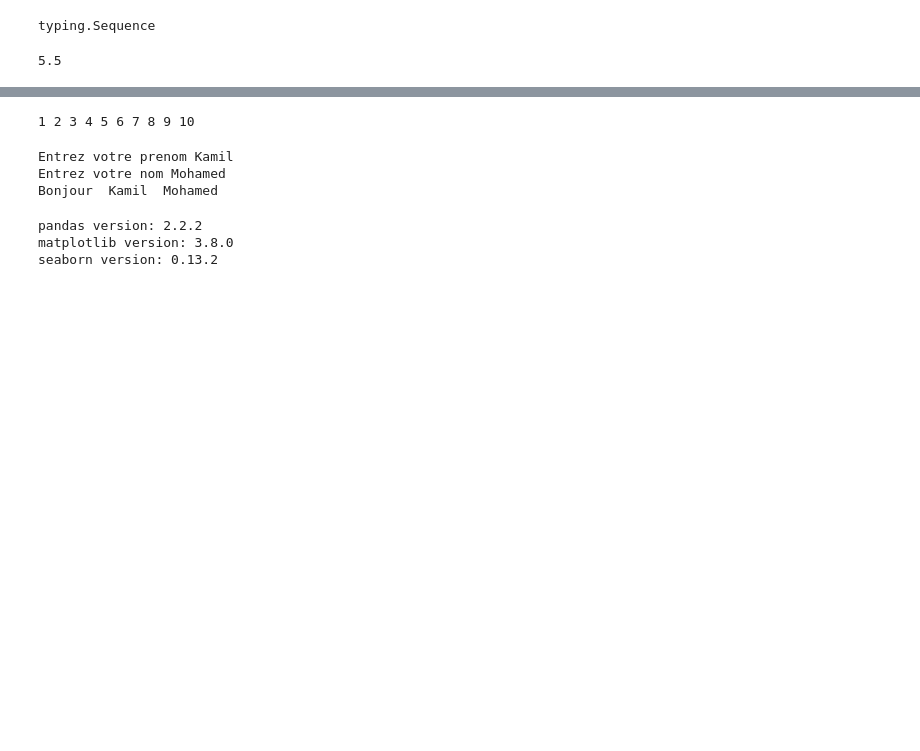
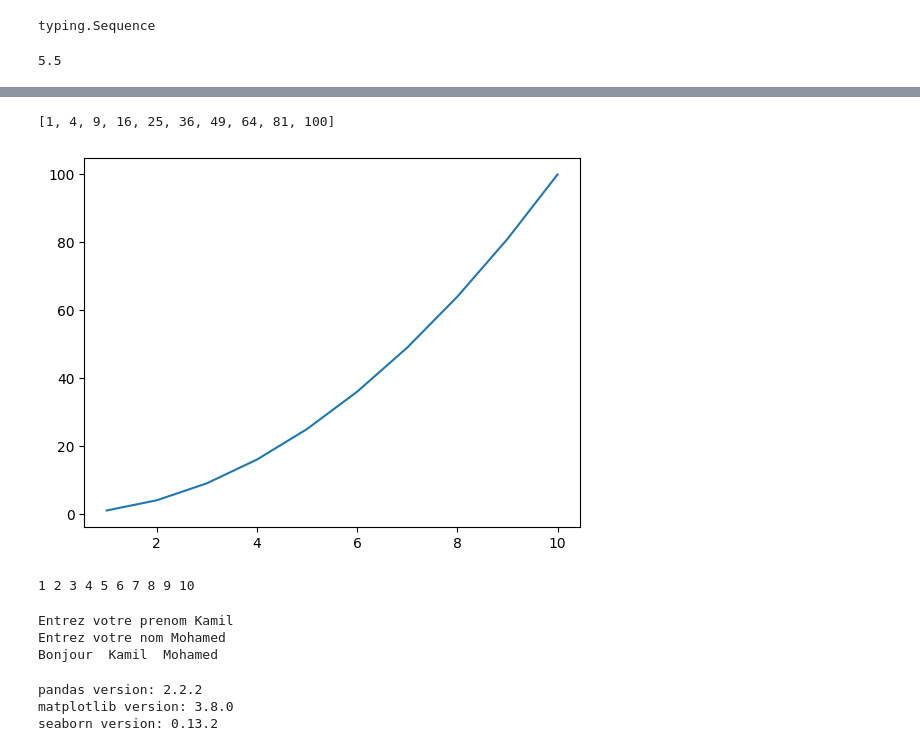
Before and after one commit to MERITOKAMIL/ML_PRO, a Jupyter notebook: ML_pro.ipynb, the cells around one changed output, grey strips where cells are left out. Saved outputs shown, nothing was run; the diff lists cells and outputs as text; code cells hidden in the pictures; blank space fills up the shorter version.

```diff
--- a/ML_pro.ipynb
+++ b/ML_pro.ipynb
@@ -15,3 +15,7 @@ def avg(sequence):
 avg([1,2,3,4,5,6,7,8,9,10])
 # %% [output]
 5.5
+# %%
+l=range(1,11)
+for i in l:
+  print(i)
@@ -22,6 +37,13 @@ import matplotlib.pyplot as plt
 import seaborn as sns
 # %%
 liste=[1,2,3,4,5,6,7,8,9,10]
+liste_1=[i**2  for  i in range(1,11)]
+print(liste_1)
+plt.plot(liste,liste_1)
+plt.show()
+# %% [output]
+[1, 4, 9, 16, 25, 36, 49, 64, 81, 100]
+[figure, added]
 # %%
 *head, = liste
 print(*liste)
```
Also changed, not shown: parts of 1 cell of this notebook.
